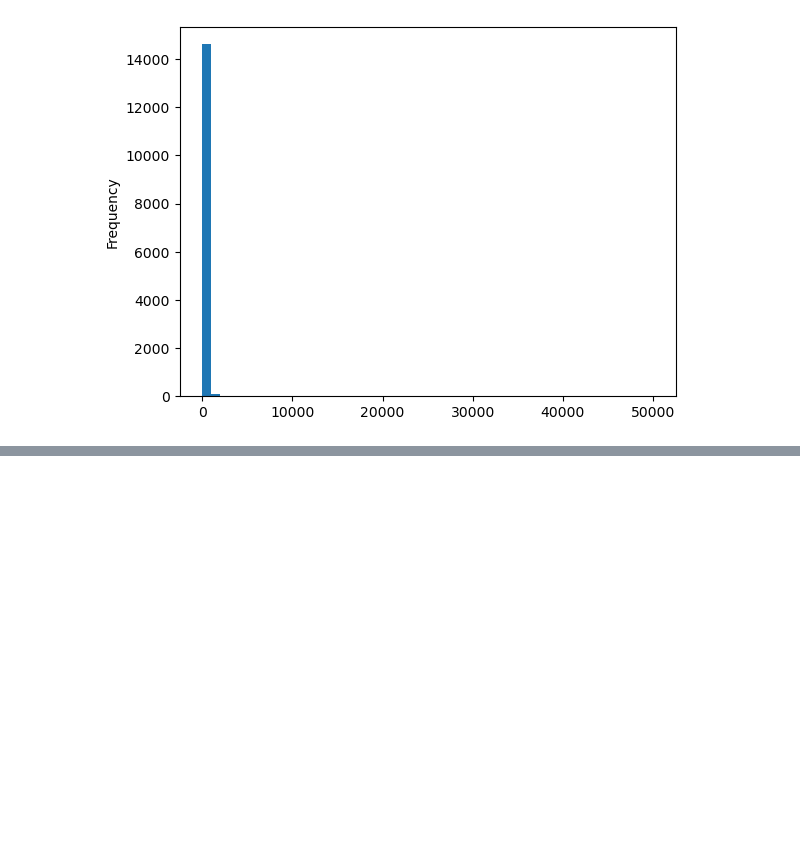
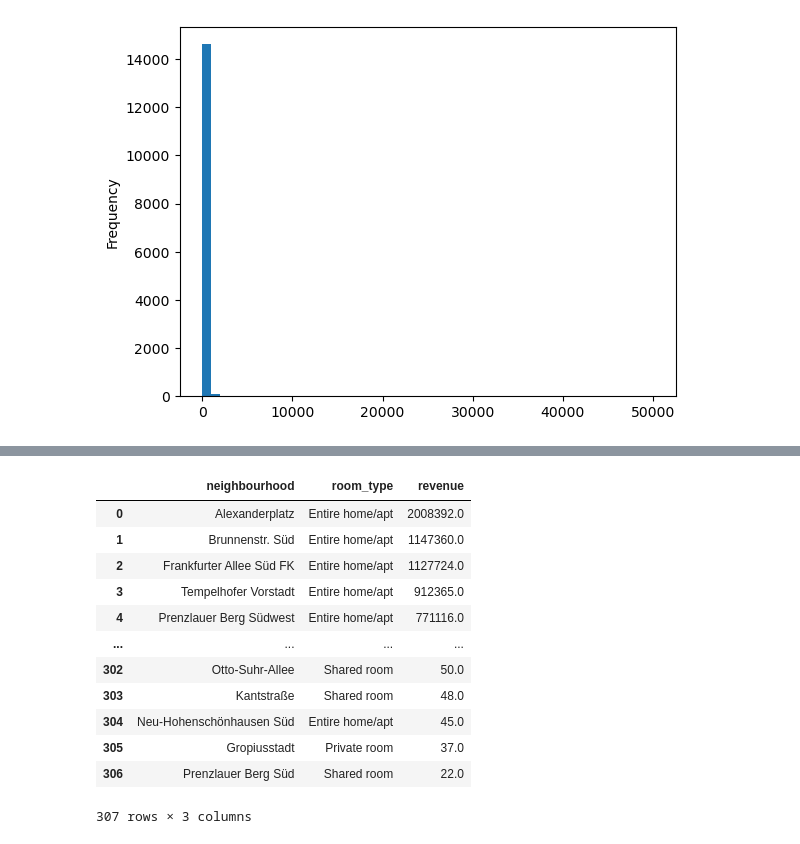
Before and after one commit to enggsalem1981-cmyk/berlin-munich-analysis, a Jupyter notebook: data/sample.ipynb, the cells around one changed output, grey strips where cells are left out. Saved outputs shown, nothing was run; the diff lists cells and outputs as text; code cells hidden in the pictures; blank space fills up the shorter version.

```diff
--- a/data/sample.ipynb
+++ b/data/sample.ipynb
@@ -156,0 +87,23 @@ df3[df3["price"] < 1000]["price"].plot(kind="hist", bins=50)
+# %%
+df_berlin = df3[(df3['city'] == 'Berlin') & (df3['price'] < 1000)].copy()
+
+berlin_revenue = df_berlin.groupby(
+    ['neighbourhood', 'room_type'], as_index=False)['revenue'].sum()
+
+berlin_revenue = berlin_revenue.sort_values(by='revenue', ascending=False).reset_index(drop=True)
+berlin_revenue["revenue"] = berlin_revenue["revenue"].round(2)
+berlin_revenue
+# %% [output]
+|  | neighbourhood | room_type | revenue |
+| 0 | Alexanderplatz | Entire home/apt | 2008392.0 |
+| 1 | Brunnenstr. Süd | Entire home/apt | 1147360.0 |
+| 2 | Frankfurter Allee Süd FK | Entire home/apt | 1127724.0 |
+| 3 | Tempelhofer Vorstadt | Entire home/apt | 912365.0 |
+| 4 | Prenzlauer Berg Südwest | Entire home/apt | 771116.0 |
+| ... | ... | ... | ... |
+| 302 | Otto-Suhr-Allee | Shared room | 50.0 |
+| 303 | Kantstraße | Shared room | 48.0 |
+| 304 | Neu-Hohenschönhausen Süd | Entire home/apt | 45.0 |
+| 305 | Gropiusstadt | Private room | 37.0 |
+| 306 | Prenzlauer Berg Süd | Shared room | 22.0 |
+307 rows × 3 columns
```
Also changed, not shown: parts of 21 cells of this notebook.
